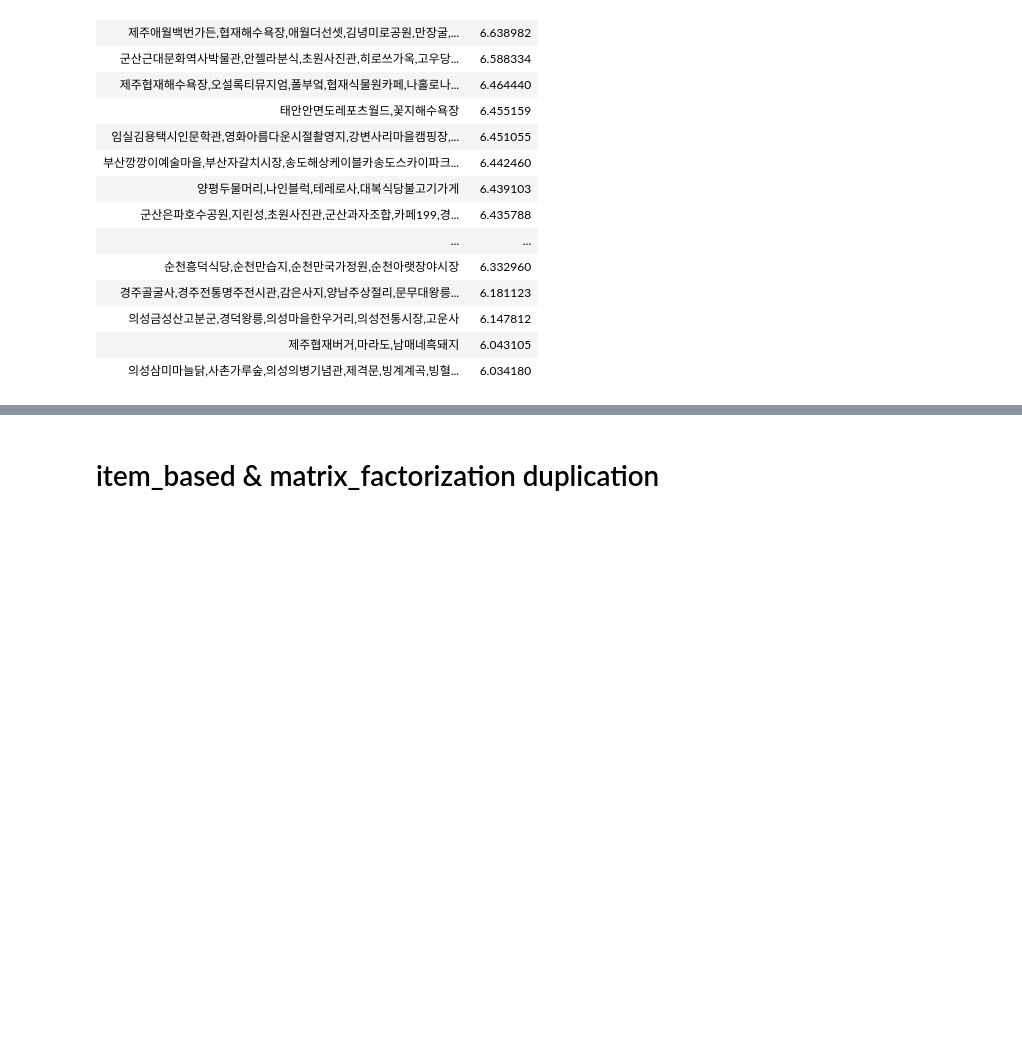
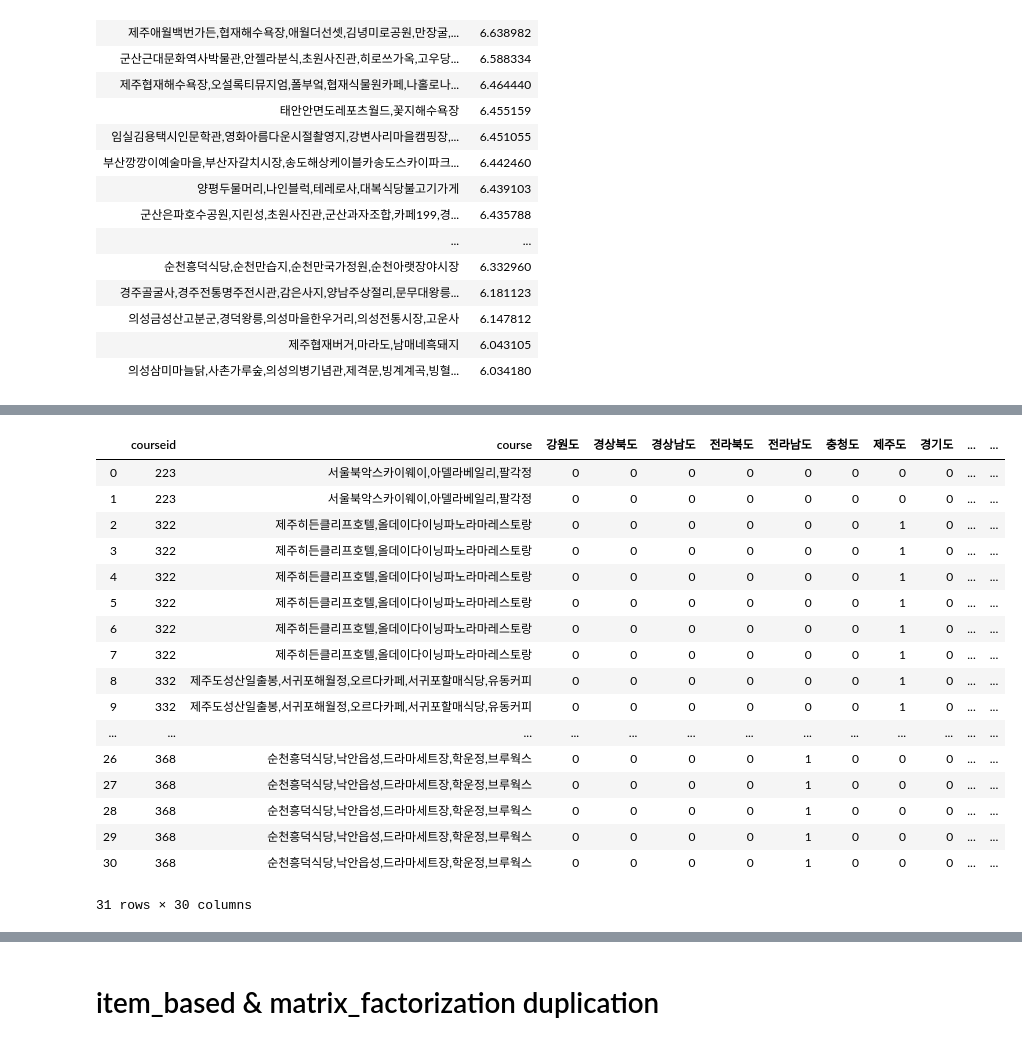
Before and after one commit to sooyeon-go/Trip-recommendation-App, a Jupyter notebook: recommendation_code/final.ipynb, the cells around one changed output, grey strips where cells are left out. Drawn from its saved outputs; the diff is of its cells as text; code cells hidden in the pictures; blank space fills up the shorter version.

```diff
--- a/recommendation_code/final.ipynb
+++ b/recommendation_code/final.ipynb
@@ -354,0 +357,3 @@ matrix_recomm_course
+# %%
+course_df = data.drop(['userid', 'rating'], axis = 1)
+course_df.head()
@@ -354,0 +368,3 @@ matrix_recomm_course
+# %%
+user_df = user[['course','rating']]
+user_df
@@ -354,0 +381,23 @@ matrix_recomm_course
+# %%
+inputId = course_df[course_df['course'].isin(user_df['course'].tolist())]
+result = pd.merge(inputId, user_df)
+result
+# %% [output]
+|  | courseid | course | 강원도 | 경상북도 | 경상남도 | 전라북도 | 전라남도 | 충청도 | 제주도 | 경기도 | ... | ... |
+| 0 | 223 | 서울북악스카이웨이,아델라베일리,팔각정 | 0 | 0 | 0 | 0 | 0 | 0 | 0 | 0 | ... | ... |
+| 1 | 223 | 서울북악스카이웨이,아델라베일리,팔각정 | 0 | 0 | 0 | 0 | 0 | 0 | 0 | 0 | ... | ... |
+| 2 | 322 | 제주히든클리프호텔,올데이다이닝파노라마레스토랑 | 0 | 0 | 0 | 0 | 0 | 0 | 1 | 0 | ... | ... |
+| 3 | 322 | 제주히든클리프호텔,올데이다이닝파노라마레스토랑 | 0 | 0 | 0 | 0 | 0 | 0 | 1 | 0 | ... | ... |
+| 4 | 322 | 제주히든클리프호텔,올데이다이닝파노라마레스토랑 | 0 | 0 | 0 | 0 | 0 | 0 | 1 | 0 | ... | ... |
+| 5 | 322 | 제주히든클리프호텔,올데이다이닝파노라마레스토랑 | 0 | 0 | 0 | 0 | 0 | 0 | 1 | 0 | ... | ... |
+| 6 | 322 | 제주히든클리프호텔,올데이다이닝파노라마레스토랑 | 0 | 0 | 0 | 0 | 0 | 0 | 1 | 0 | ... | ... |
+| 7 | 322 | 제주히든클리프호텔,올데이다이닝파노라마레스토랑 | 0 | 0 | 0 | 0 | 0 | 0 | 1 | 0 | ... | ... |
+| 8 | 332 | 제주도성산일출봉,서귀포해월정,오르다카페,서귀포할매식당,유동커피 | 0 | 0 | 0 | 0 | 0 | 0 | 1 | 0 | ... | ... |
+| 9 | 332 | 제주도성산일출봉,서귀포해월정,오르다카페,서귀포할매식당,유동커피 | 0 | 0 | 0 | 0 | 0 | 0 | 1 | 0 | ... | ... |
+| ... | ... | ... | ... | ... | ... | ... | ... | ... | ... | ... | ... | ... |
+| 26 | 368 | 순천흥덕식당,낙안읍성,드라마세트장,학운정,브루웍스 | 0 | 0 | 0 | 0 | 1 | 0 | 0 | 0 | ... | ... |
+| 27 | 368 | 순천흥덕식당,낙안읍성,드라마세트장,학운정,브루웍스 | 0 | 0 | 0 | 0 | 1 | 0 | 0 | 0 | ... | ... |
+| 28 | 368 | 순천흥덕식당,낙안읍성,드라마세트장,학운정,브루웍스 | 0 | 0 | 0 | 0 | 1 | 0 | 0 | 0 | ... | ... |
+| 29 | 368 | 순천흥덕식당,낙안읍성,드라마세트장,학운정,브루웍스 | 0 | 0 | 0 | 0 | 1 | 0 | 0 | 0 | ... | ... |
+| 30 | 368 | 순천흥덕식당,낙안읍성,드라마세트장,학운정,브루웍스 | 0 | 0 | 0 | 0 | 1 | 0 | 0 | 0 | ... | ... |
+31 rows × 30 columns
```
Also changed, not shown: parts of 19 cells of this notebook.
